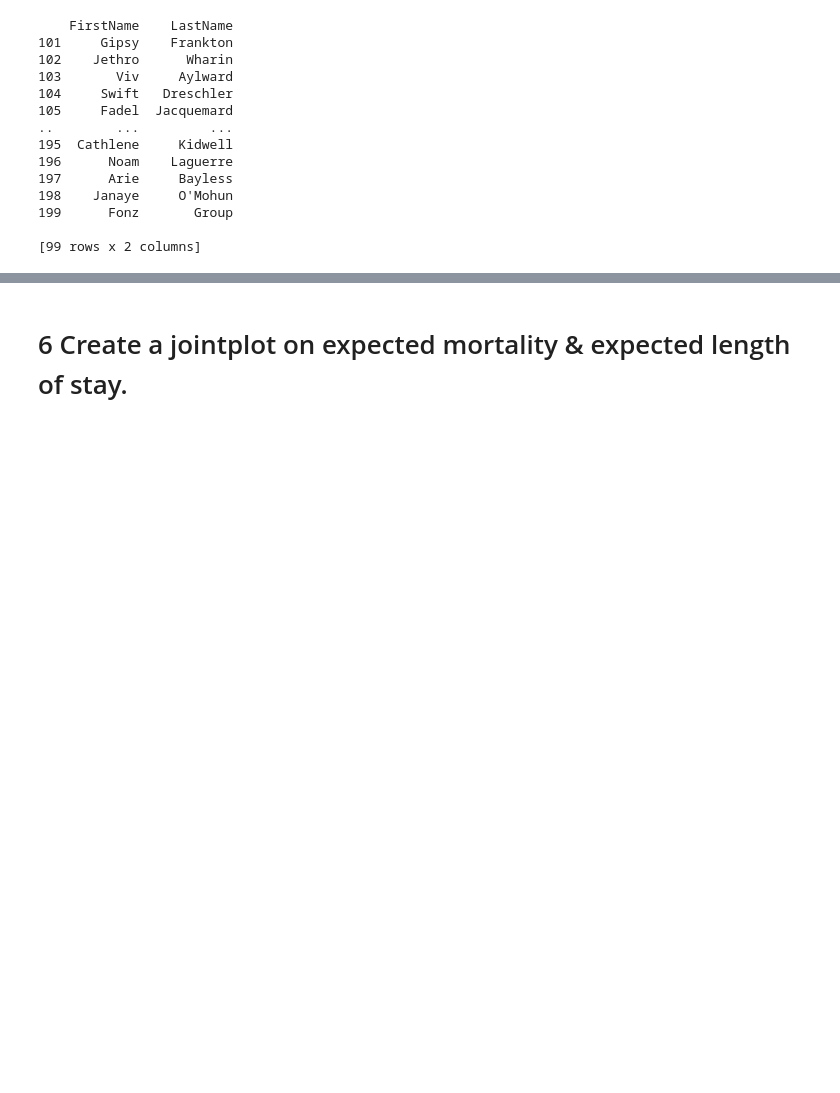
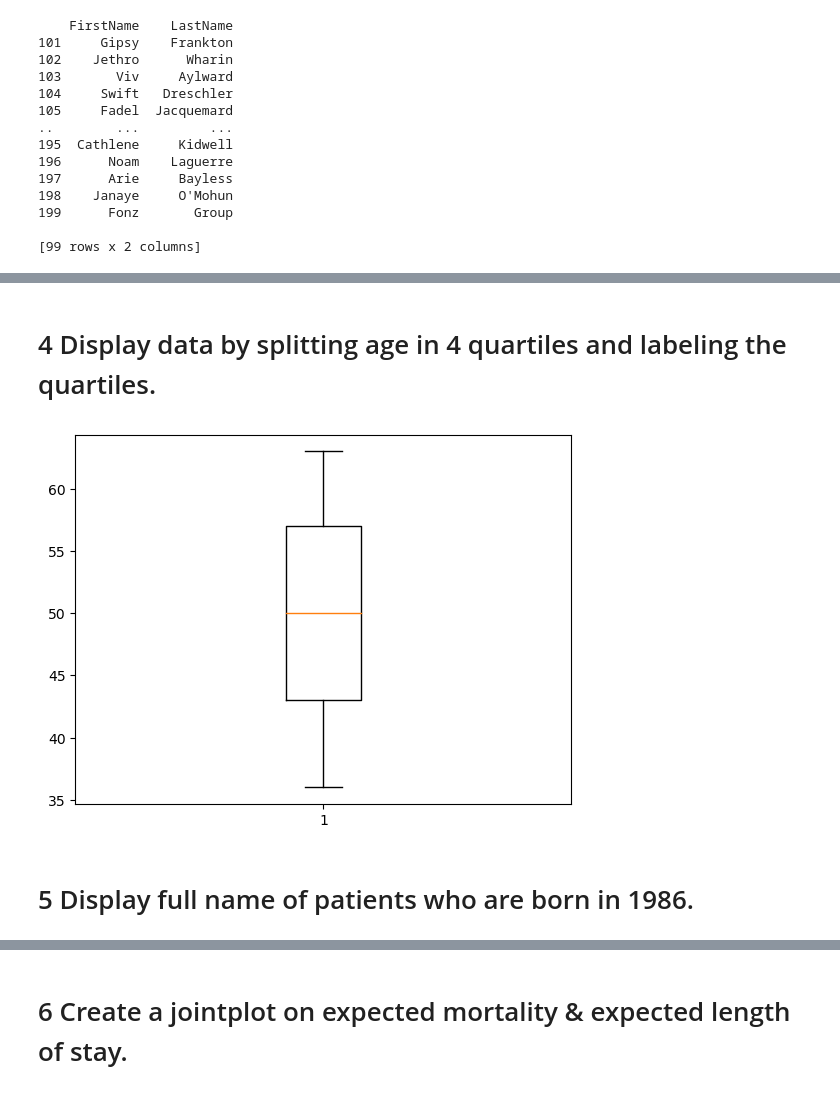
Before and after one commit to swatiguptacse/Team-6-Python-Peers, a Jupyter notebook: Team6-Questions1-20.ipynb, the cells around one changed output, grey strips where cells are left out. Cells and saved outputs as stored; diff of their text form; code cells hidden in the pictures; blank space fills up the shorter version.

```diff
--- a/Team6-Questions1-20.ipynb
+++ b/Team6-Questions1-20.ipynb
@@ -113,0 +128,15 @@ print(hospital_data.iloc[101:200, 1:3])
+# %% [markdown]
+# 4	Display data by splitting age in 4 quartiles and labeling the quartiles.
+# %%
+hospital_data = pd.read_excel('C:/Users/14086/Downloads/HospitalDatabase.xlsx','Patients')
+hospital_data
+hospital_data['DateOfBirth'] = pd.to_datetime(hospital_data['DateOfBirth'])
+hospital_data['Year'] = hospital_data['DateOfBirth'].dt.year
+hospital_data['Age'] = 2023 - hospital_data['Year']
+hospital_data
+plt.boxplot(hospital_data['Age'])
+plt.show()
+# %% [output]
+[figure, added]
+# %% [markdown]
+# 5	Display full name of patients who are born in 1986.
```
Also changed, not shown: parts of 42 cells of this notebook.
